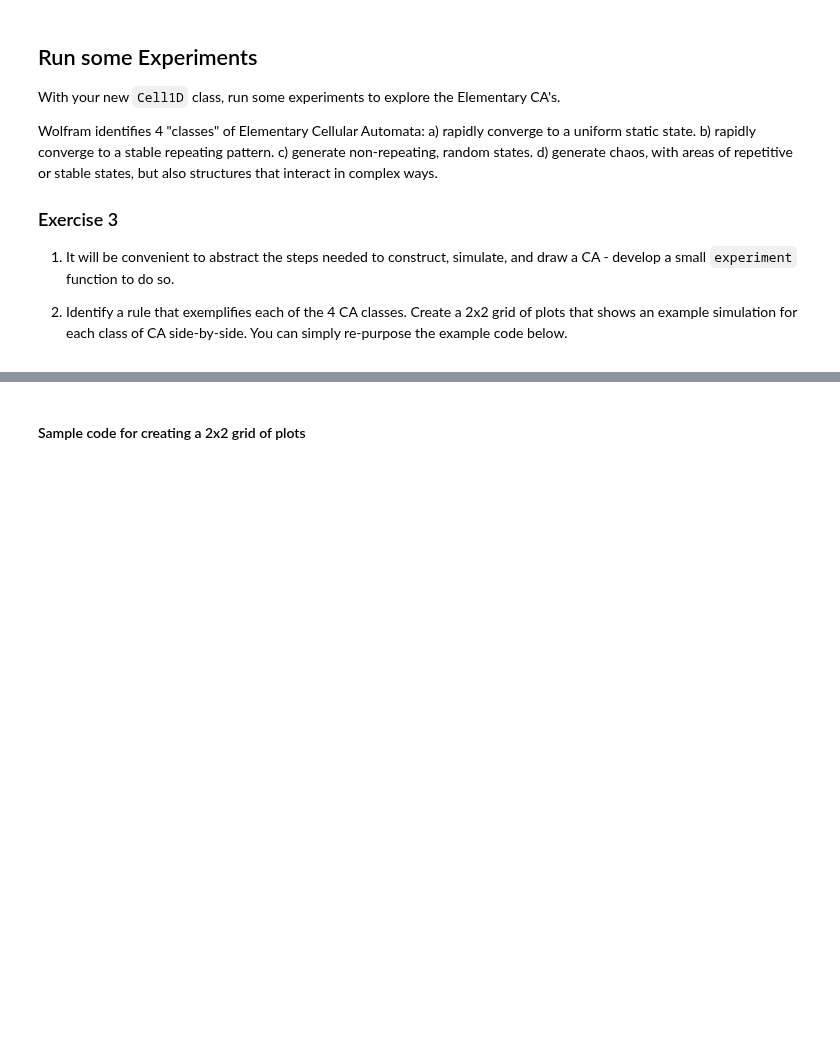
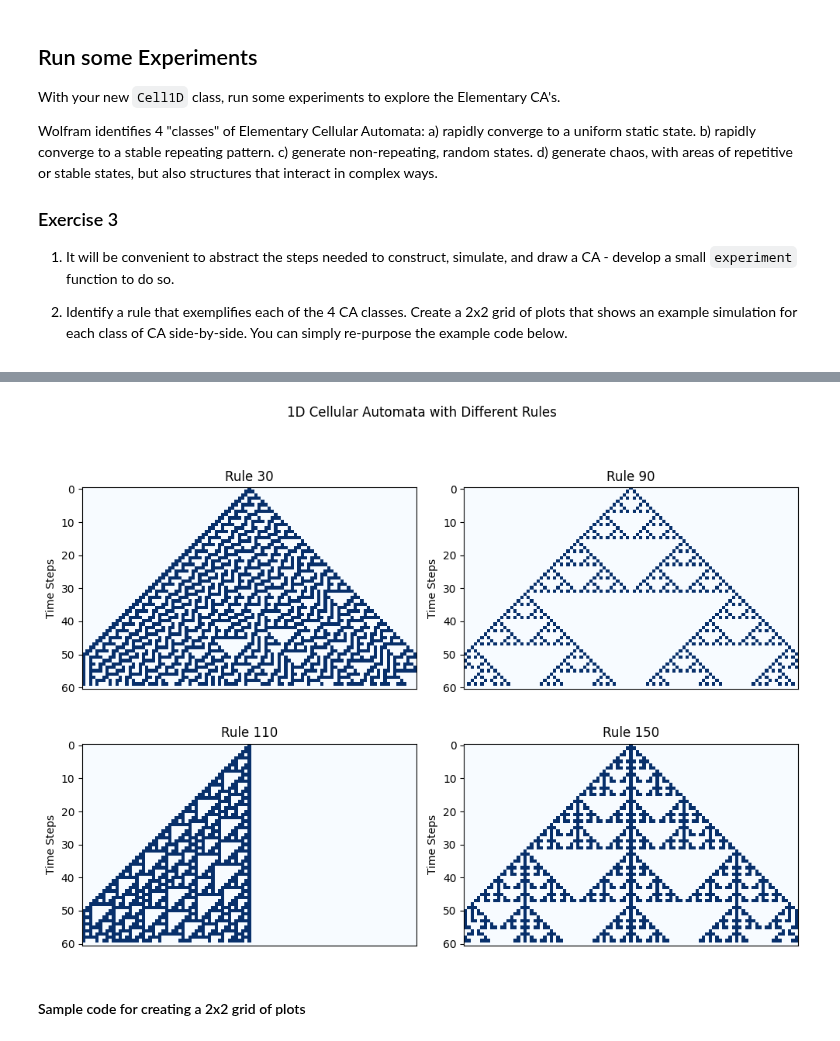
Before and after one commit to MarlaS02/comp215, a Jupyter notebook: labs/lab07_cellular_automata.ipynb, the cells around one changed output, grey strips where cells are left out. Drawn from its saved outputs; the diff is of its cells as text; code cells hidden in the pictures; blank space fills up the shorter version.

```diff
--- a/labs/lab07_cellular_automata.ipynb
+++ b/labs/lab07_cellular_automata.ipynb
@@ -158,8 +158,6 @@ class Cell1D:
     self.n_steps = n_steps
     self.array = array
     self.n_cells = len(self.array)
-
-    self.step_count = 0
 
   def simulate(self):
     self.ca_timestep = np.vstack([self.array, np.zeros((self.n_steps, self.n_cells), dtype = np.uint8)])
@@ -259,3 +203,30 @@ plt.show()
+# %%
+# Solution for Ex. 3 here...
+def axes_layout(nrows=1, ncols=1, fig_title=None, **kwargs):
+    """ layout nrows x ncols axes with sensible defaults.  kwargs passed directly to `plt.subplots()`"""
+    kwargs = {**dict(layout='tight'), **kwargs}
+    fig, axes = plt.subplots(nrows=nrows, ncols=ncols, **kwargs)
+    if fig_title:
+        fig.suptitle(fig_title)
+    return axes
+
+axes = axes_layout(2, 2, fig_title='1D Cellular Automata with Different Rules', figsize=(10, 8))
+
+# Step 2: Choose your rules
+rules = [30, 90, 110, 150]
+
+# Step 3: Run simulation + plot each one in a subplot
+for ax, rule in zip(axes.flat, rules):
+    start_array = np.zeros(101, dtype=np.uint8)
+    start_array[50] = 1  # Single 1 in the center
+
+    ca = Cell1D(rule=rule, n_steps=60, array=start_array)
+    ca.simulate()
+
+    # Instead of using ca.draw(), plot directly on the provided axis:
+    plot_ca(ca.ca_timestep, axes=ax, title=f'Rule {rule}', cmap='Blues')
+# %% [output]
+[figure, added]
 # %% [markdown]
 #### Sample code for creating a 2x2 grid of plots
 # %%
```
Also changed, not shown: parts of 1 cell of this notebook.
